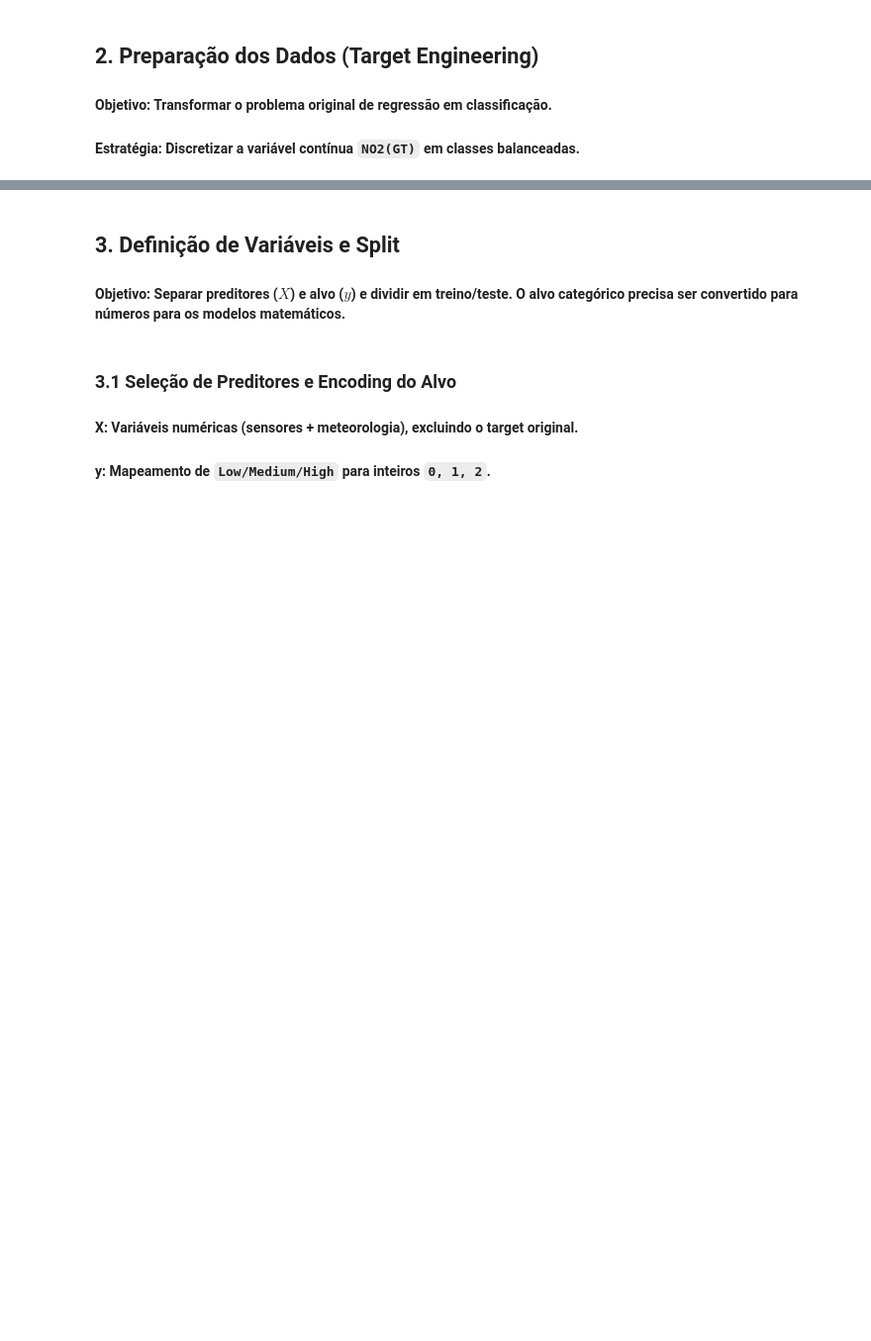
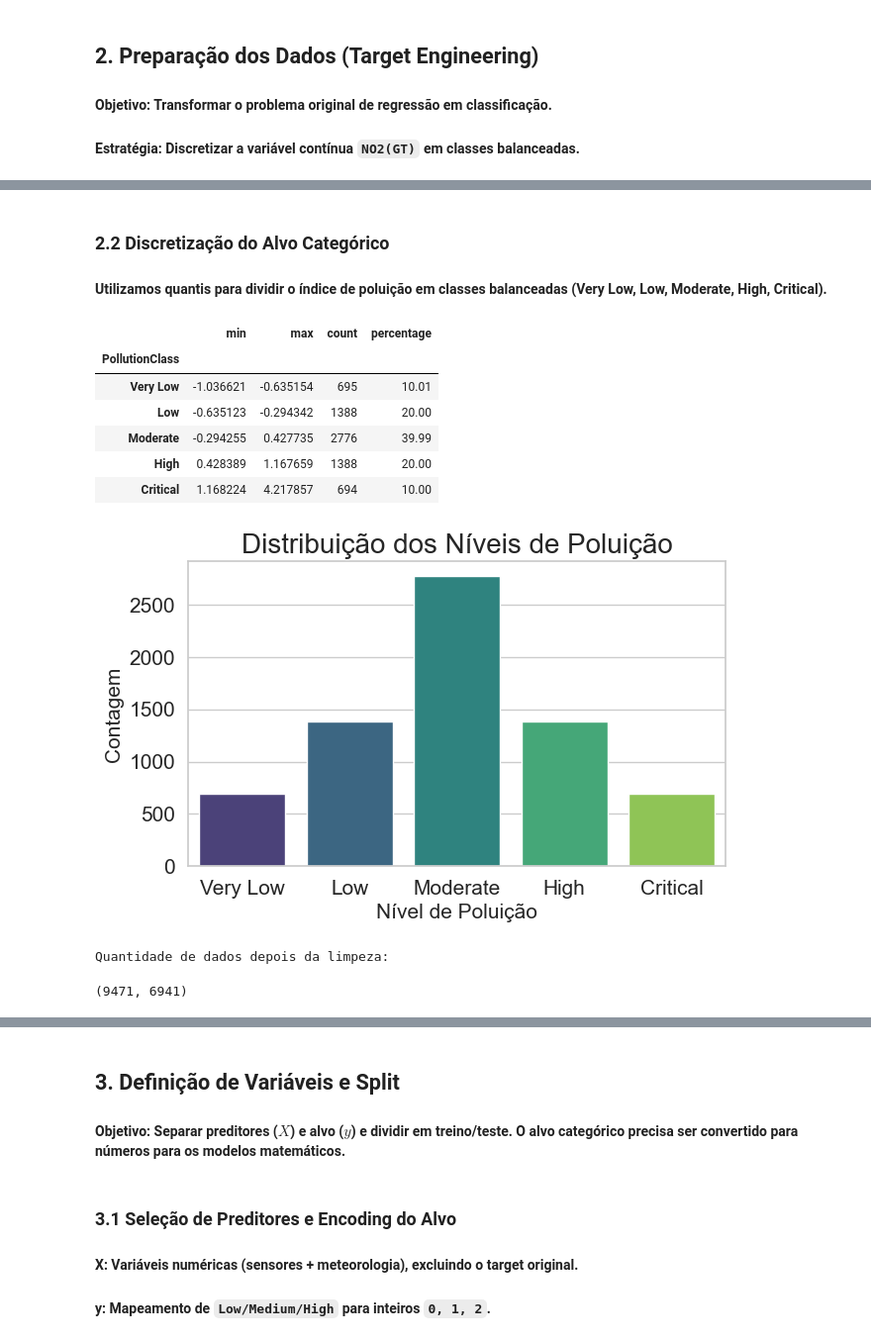
Before and after one commit to diego-nac/ica-homeworks, a Jupyter notebook: homework3/code.ipynb, the cells around one changed output, grey strips where cells are left out. Shown at 99% size. Drawn from its saved outputs; the diff is of its cells as text; code cells hidden in the pictures; blank space fills up the shorter version.

```diff
--- a/homework3/code.ipynb
+++ b/homework3/code.ipynb
@@ -49,9 +151,0 @@ np.random.seed(SEED)
-# %%
-# Carregamento
-air_quality = pd.read_csv(data_path, sep=";", decimal=",", na_values=-200)
-
-# Limpeza básica
-air_quality = air_quality.iloc[:, :-2] # Remove colunas vazias do final
-air_quality.dropna(inplace=True)       # Remove linhas com NaN
-
-print(f"Dataset Carregado e Limpo: {air_quality.shape}")
@@ -91,0 +183,48 @@ Intervalos de NO2 definidos para cada classe:
+# %% [markdown]
+### 2.2 Discretização do Alvo Categórico
+
+#### Utilizamos quantis para dividir o índice de poluição em classes balanceadas (Very Low, Low, Moderate, High, Critical).
+# %%
+quantiles = air_quality["PollutionIndex"].quantile(
+    [0.10, 0.30, 0.70, 0.90]
+).values
+
+bins = [-np.inf, quantiles[0], quantiles[1], quantiles[2], quantiles[3], np.inf]
+labels = ["Very Low", "Low", "Moderate", "High", "Critical"]
+
+air_quality["PollutionClass"] = pd.cut(
+    air_quality["PollutionIndex"],
+    bins=bins,
+    labels=labels,
+    ordered=True
+)
+summary = (
+    air_quality
+    .groupby("PollutionClass")["PollutionIndex"]
+    .agg(["min", "max", "count"])
+)
+
+summary["percentage"] = 100 * summary["count"] / summary["count"].sum()
+display(summary.round({"percentage": 2}))
+plt.figure(figsize=(7, 4))
+sns.countplot(x=air_quality["PollutionClass"], palette="viridis")
+plt.xlabel("Nível de Poluição")
+plt.ylabel("Contagem")
+plt.title("Distribuição dos Níveis de Poluição")
+savefig("target_distribution")
+plt.show()
+# %% [output]
+|  | min | max | count | percentage |
+| PollutionClass |  |  |  |  |
+| Very Low | -1.036621 | -0.635154 | 695 | 10.01 |
+| Low | -0.635123 | -0.294342 | 1388 | 20.00 |
+| Moderate | -0.294255 | 0.427735 | 2776 | 39.99 |
+| High | 0.428389 | 1.167659 | 1388 | 20.00 |
+| Critical | 1.168224 | 4.217857 | 694 | 10.00 |
+[figure, added]
+# %%
+print('Quantidade de dados depois da limpeza:')
+len(air_quality), len(air_quality_clean)
+# %% [output]
+Quantidade de dados depois da limpeza:
+(9471, 6941)
```
Also changed, not shown: parts of 23 cells of this notebook, 7 other files.
